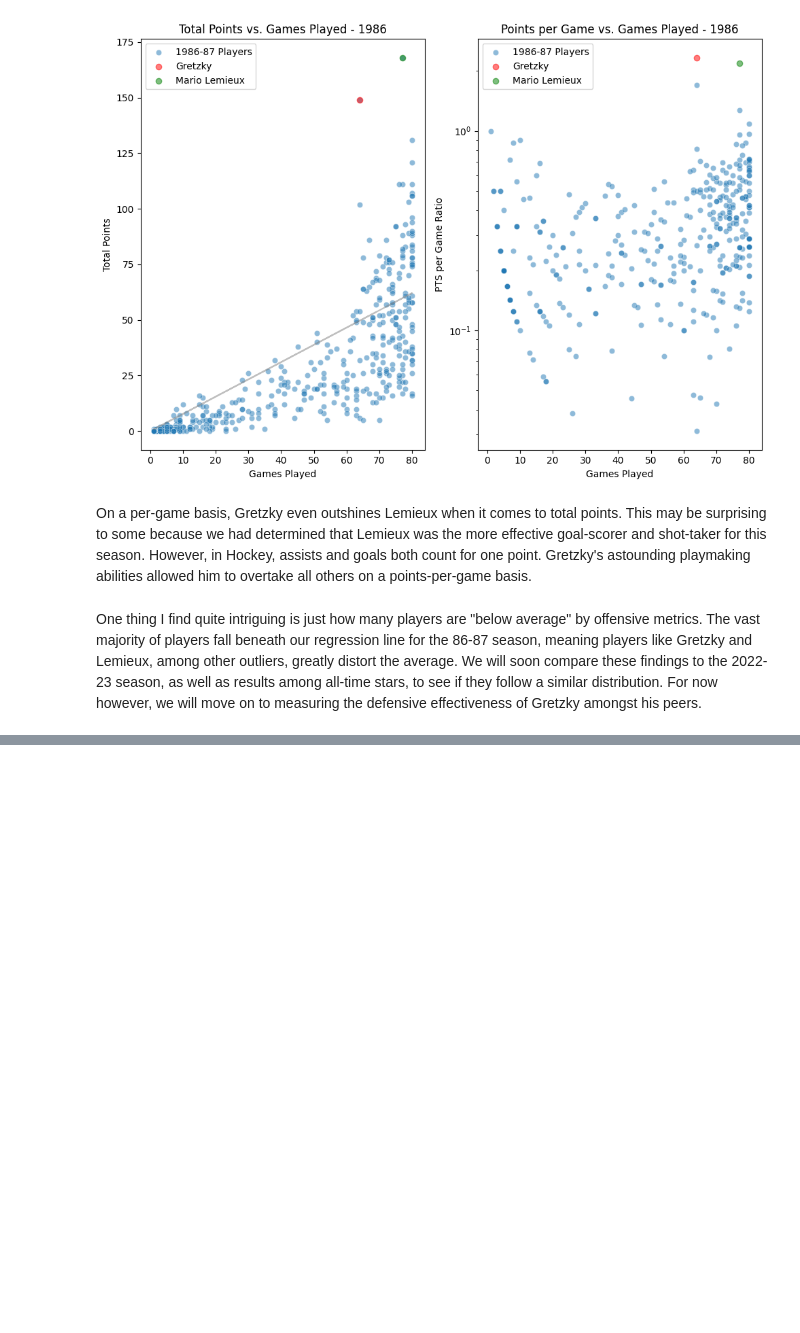
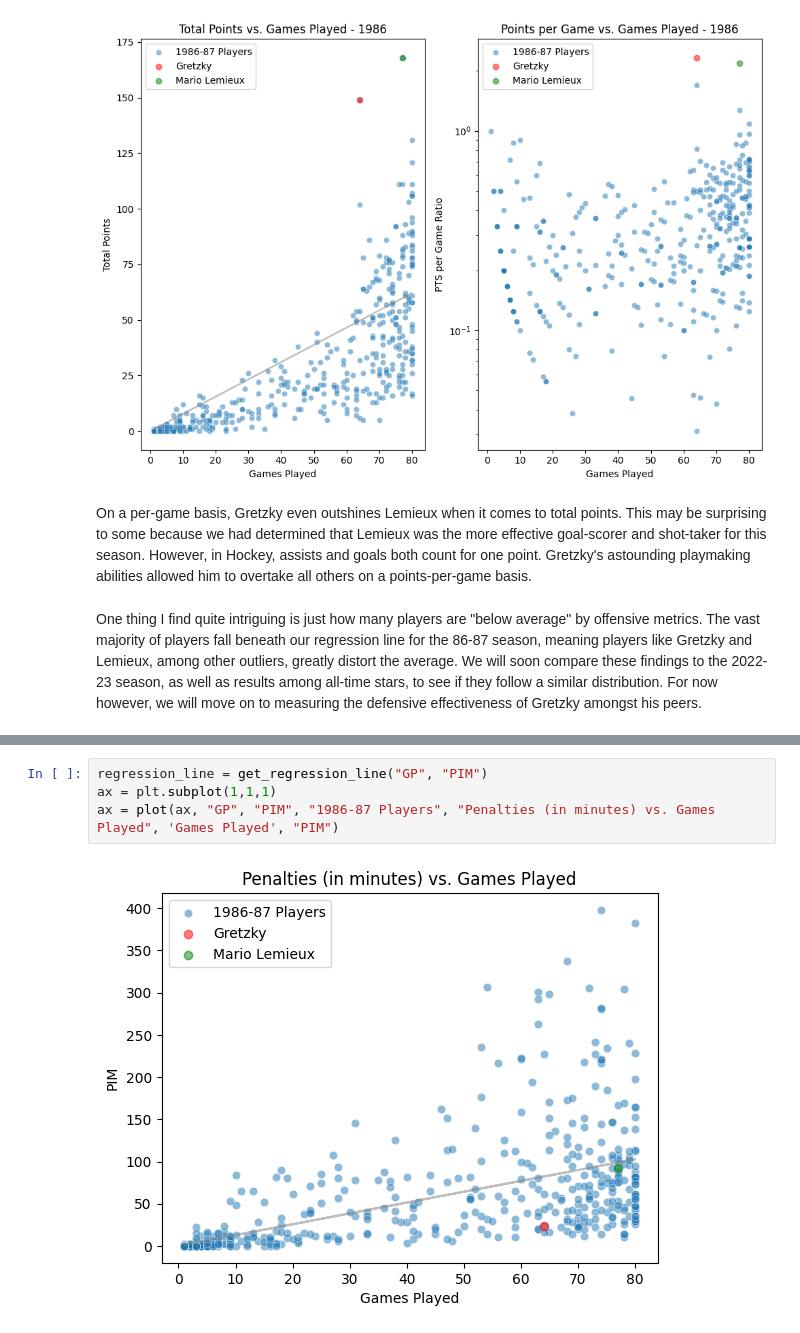
Before and after one commit to philbeet/How-Great-was-The-Great-One, a Jupyter notebook: main.ipynb, the cells around one changed output, grey strips where cells are left out. Cells and saved outputs as stored; diff of their text form; blank space fills up the shorter version.

```diff
--- a/main.ipynb
+++ b/main.ipynb
@@ -291,0 +343,6 @@ One thing I find quite intriguing is just how many players are "below average" b
+# %%
+regression_line = get_regression_line("GP", "PIM")
+ax = plt.subplot(1,1,1)
+ax = plot(ax, "GP", "PIM", "1986-87 Players", "Penalties (in minutes) vs. Games Played", 'Games Played', "PIM")
+# %% [output]
+[figure, added]
```
Also changed, not shown: parts of 6 cells of this notebook.
